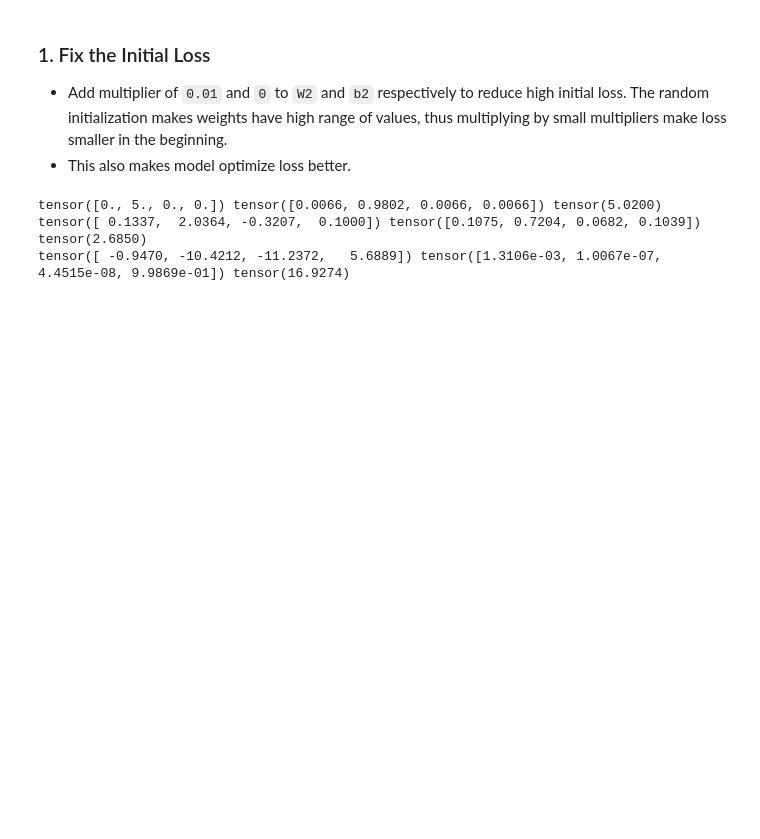
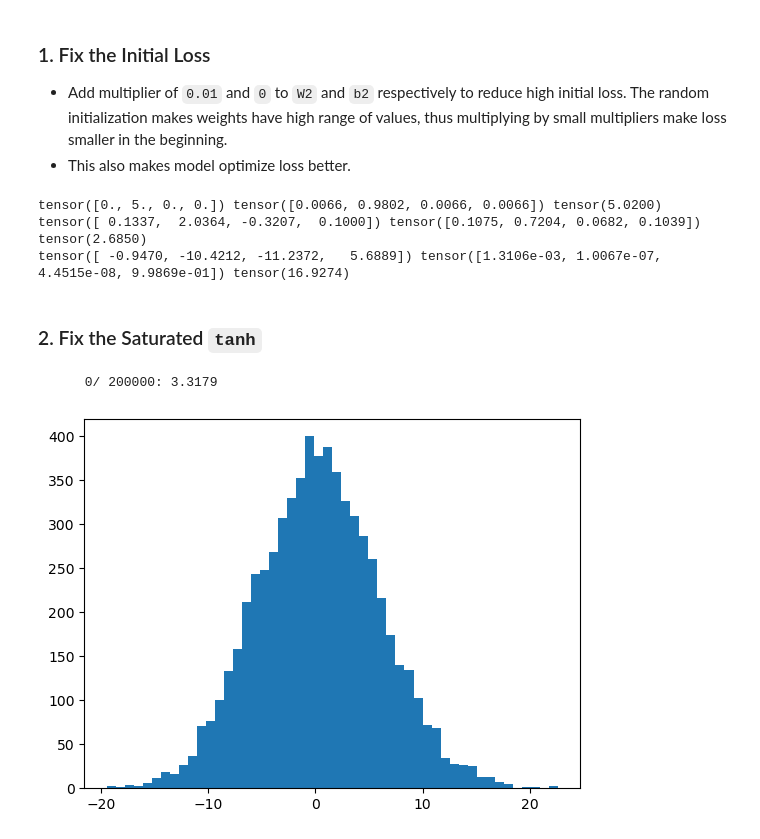
Before and after one commit to blackbird71SR/CharacterLLMs, a Jupyter notebook: build_makemore_part2.ipynb, the cells around one changed output. Cells and saved outputs as stored; diff of their text form; code cells hidden in the pictures; blank space fills up the shorter version.

Commit message:
Add explananton for saturated tanh problem

```diff
--- a/build_makemore_part2.ipynb
+++ b/build_makemore_part2.ipynb
@@ -228,3 +228,50 @@ print(logits, probs, loss)
 tensor([0., 5., 0., 0.]) tensor([0.0066, 0.9802, 0.0066, 0.0066]) tensor(5.0200)
 tensor([ 0.1337,  2.0364, -0.3207,  0.1000]) tensor([0.1075, 0.7204, 0.0682, 0.1039]) tensor(2.6850)
 tensor([ -0.9470, -10.4212, -11.2372,   5.6889]) tensor([1.3106e-03, 1.0067e-07, 4.4515e-08, 9.9869e-01]) tensor(16.9274)
+# %% [markdown]
+### 2. Fix the Saturated `tanh`
+# %%
+
+n_epochs, batch_size = N_EPOCHS, BATCH_SIZE
+X, Y = Xtr, Ytr
+
+C, W1, b1, W2, b2 = parameters
+g = torch.Generator().manual_seed(2147483647)
+lossi = []
+
+for epoch in range(n_epochs):
+
+  # Minibatch Construct
+  ix = torch.randint(0, X.shape[0], (batch_size,), generator=g)
+  X_batch, Y_batch = X[ix], Y[ix] # batch X, Y
+
+  # Forward Pass
+  emb = C[X_batch] # embed characters into vectors
+  embcat = emb.view(emb.shape[0], -1) # concatentae the vectors
+  hpreact = embcat @ W1 + b1 # hidden layer preactivation
+  h = torch.tanh(hpreact) # hidden layer
+  logits = h @ W2 + b2
+  loss = F.cross_entropy(logits, Y_batch) # loss function
+
+  # Backward Pass
+  for p in parameters:
+    p.grad = None
+  loss.backward()
+
+  # Update Parameters
+  lr = 0.1 if epoch < 100000 else 0.01 # stop learning rate decay
+  for p in parameters:
+    p.data += -lr * p.grad
+
+  # Track Stats
+  lossi.append(loss.log10().item())
+  if epoch % 10000 == 0:
+    print(f'{epoch:7d}/{n_epochs:7d}: {loss.item():.4f}')
+
+  break
+# %% [output]
+      0/ 200000: 3.3179
+# %%
+plt.hist(hpreact.view(-1).tolist(), 50);
+# %% [output]
+[figure, added]
```
Also changed, not shown: parts of 4 cells of this notebook.
